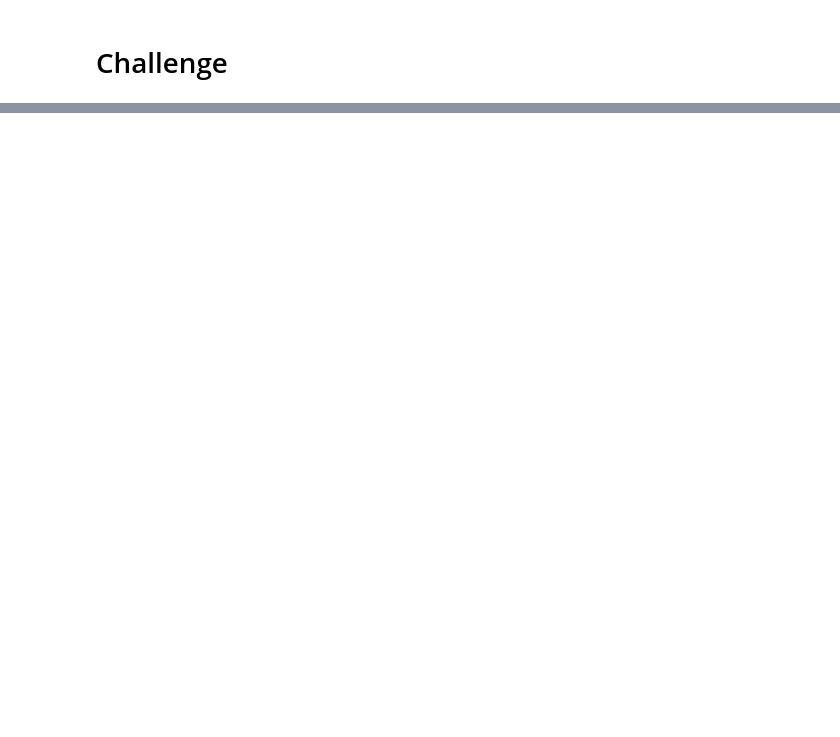
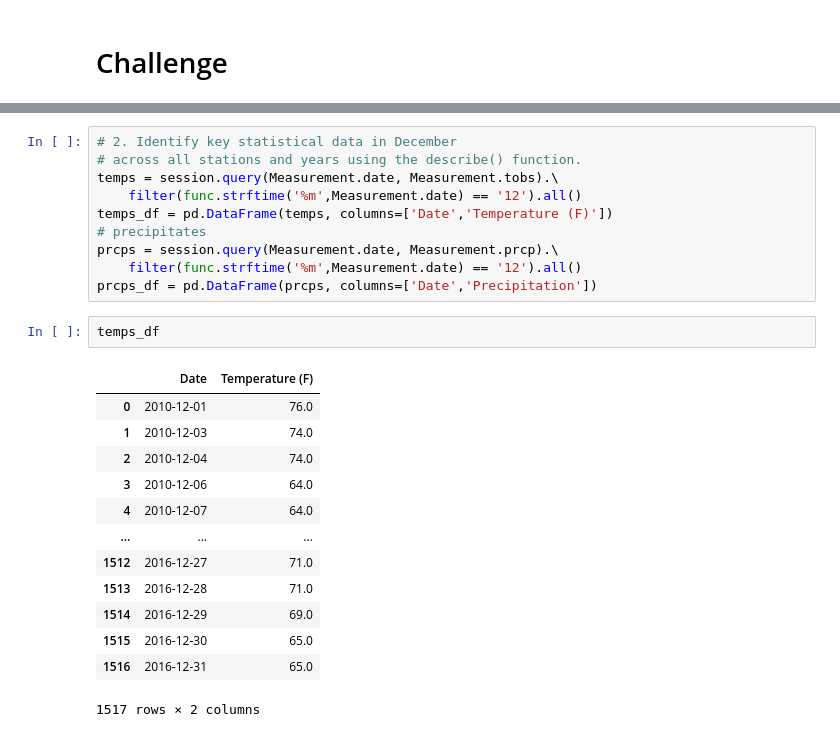
Before and after one commit to keyoumao/surfs_up, a Jupyter notebook: climate_analysis.ipynb, the cells around one changed output, grey strips where cells are left out. Drawn from its saved outputs; the diff is of its cells as text; blank space fills up the shorter version.

```diff
--- a/climate_analysis.ipynb
+++ b/climate_analysis.ipynb
@@ -127,0 +214,26 @@ plt.tight_layout()
+# %%
+# 2. Identify key statistical data in December
+# across all stations and years using the describe() function.
+temps = session.query(Measurement.date, Measurement.tobs).\
+    filter(func.strftime('%m',Measurement.date) == '12').all()
+temps_df = pd.DataFrame(temps, columns=['Date','Temperature (F)'])
+# precipitates
+prcps = session.query(Measurement.date, Measurement.prcp).\
+    filter(func.strftime('%m',Measurement.date) == '12').all()
+prcps_df = pd.DataFrame(prcps, columns=['Date','Precipitation'])
+# %%
+temps_df
+# %% [output]
+|  | Date | Temperature (F) |
+| 0 | 2010-12-01 | 76.0 |
+| 1 | 2010-12-03 | 74.0 |
+| 2 | 2010-12-04 | 74.0 |
+| 3 | 2010-12-06 | 64.0 |
+| 4 | 2010-12-07 | 64.0 |
+| ... | ... | ... |
+| 1512 | 2016-12-27 | 71.0 |
+| 1513 | 2016-12-28 | 71.0 |
+| 1514 | 2016-12-29 | 69.0 |
+| 1515 | 2016-12-30 | 65.0 |
+| 1516 | 2016-12-31 | 65.0 |
+1517 rows × 2 columns
```
Also changed, not shown: parts of 10 cells of this notebook, 2 other files.
